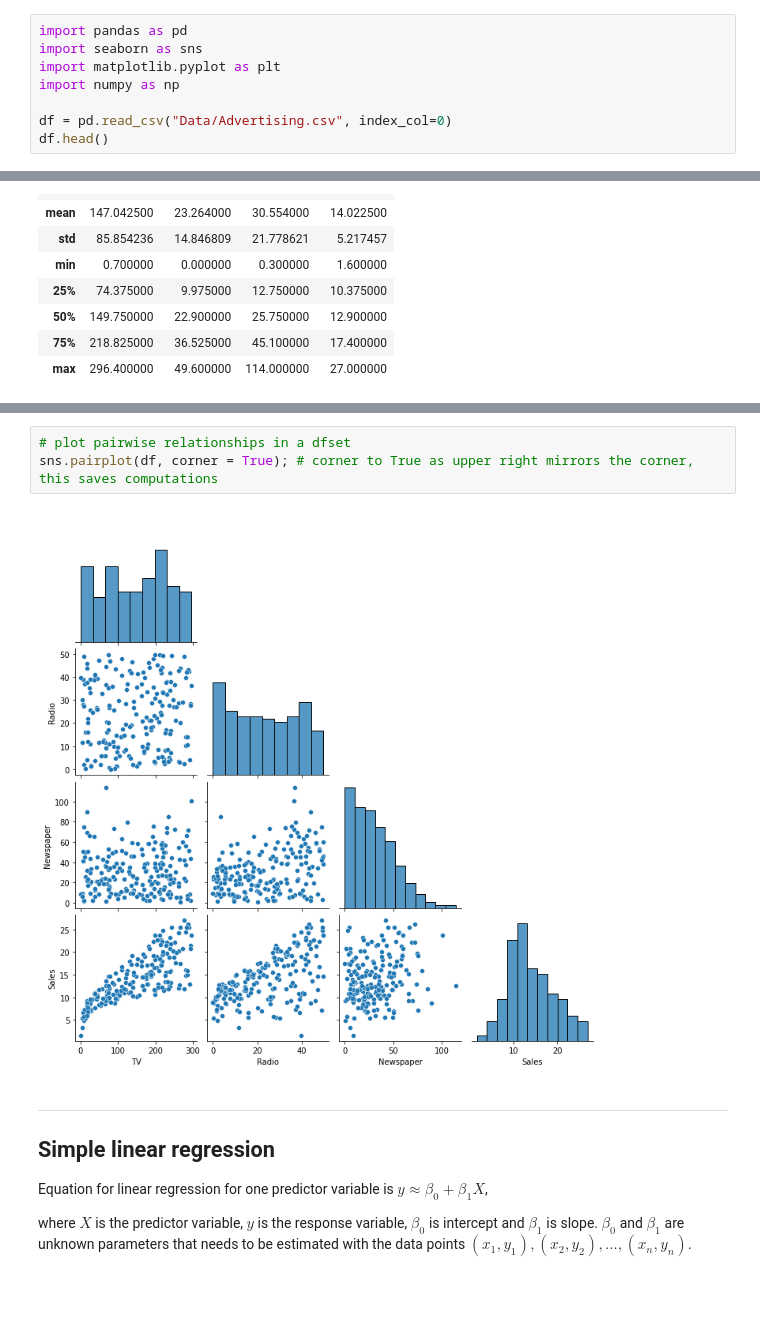
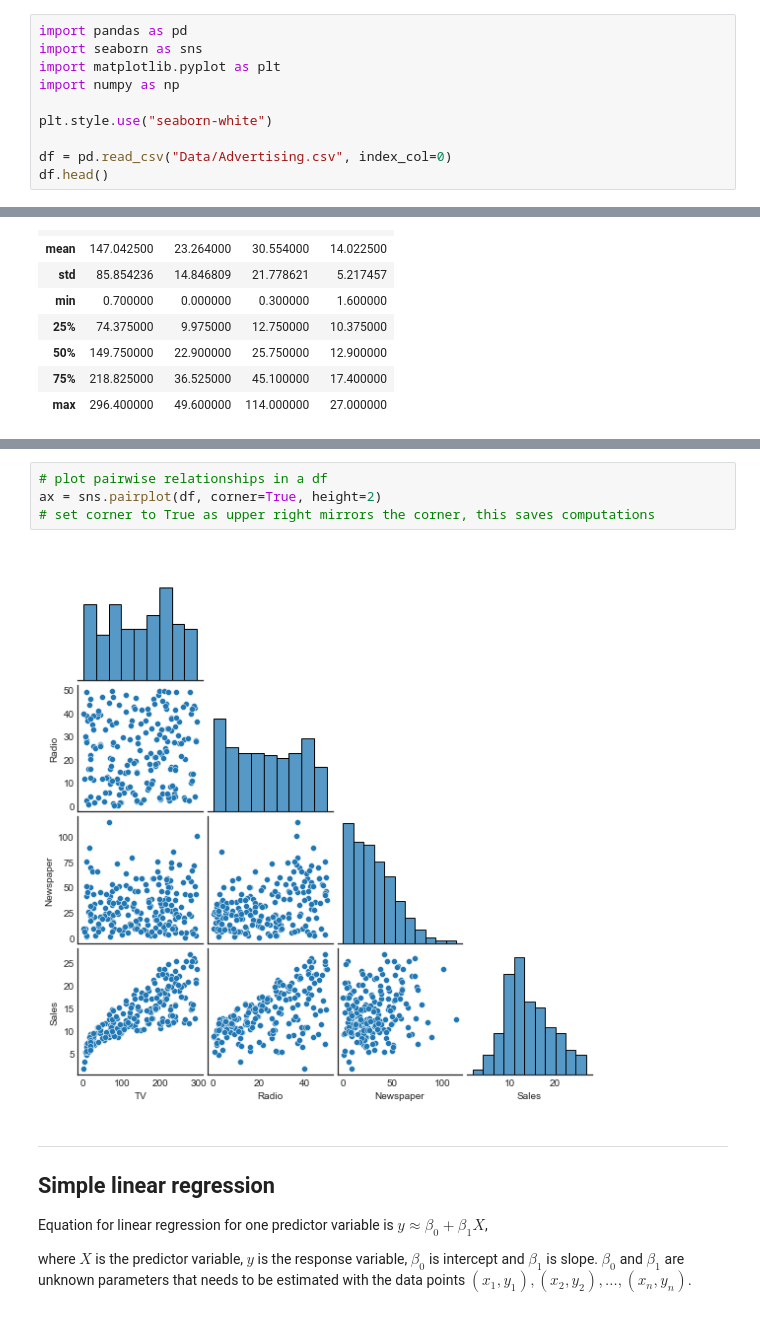
Before and after one commit to kokchun/Maskininlarning-AI21, a Jupyter notebook: Lectures/L0-Linear_regression.ipynb, the cells around one changed output, grey strips where cells are left out. Saved outputs shown, nothing was run; the diff lists cells and outputs as text.

```diff
--- a/Lectures/L0-Linear_regression.ipynb
+++ b/Lectures/L0-Linear_regression.ipynb
@@ -48,6 +48,8 @@ import seaborn as sns
 import matplotlib.pyplot as plt
 import numpy as np
 
+plt.style.use("seaborn-white")
+
 df = pd.read_csv("Data/Advertising.csv", index_col=0)
 df.head()
 # %% [output]
@@ -97,8 +99,9 @@ fig.tight_layout()
 # %%
-# plot pairwise relationships in a dfset
-sns.pairplot(df, corner = True); # corner to True as upper right mirrors the corner, this saves computations
+# plot pairwise relationships in a df
+ax = sns.pairplot(df, corner=True, height=2)
+# set corner to True as upper right mirrors the corner, this saves computations
 # %% [output]
-[figure, old version]
+[figure, new version]
 # %% [markdown]
 ---
 ## Simple linear regression
```
Also changed, not shown: parts of 5 cells of this notebook, 1 other file.
